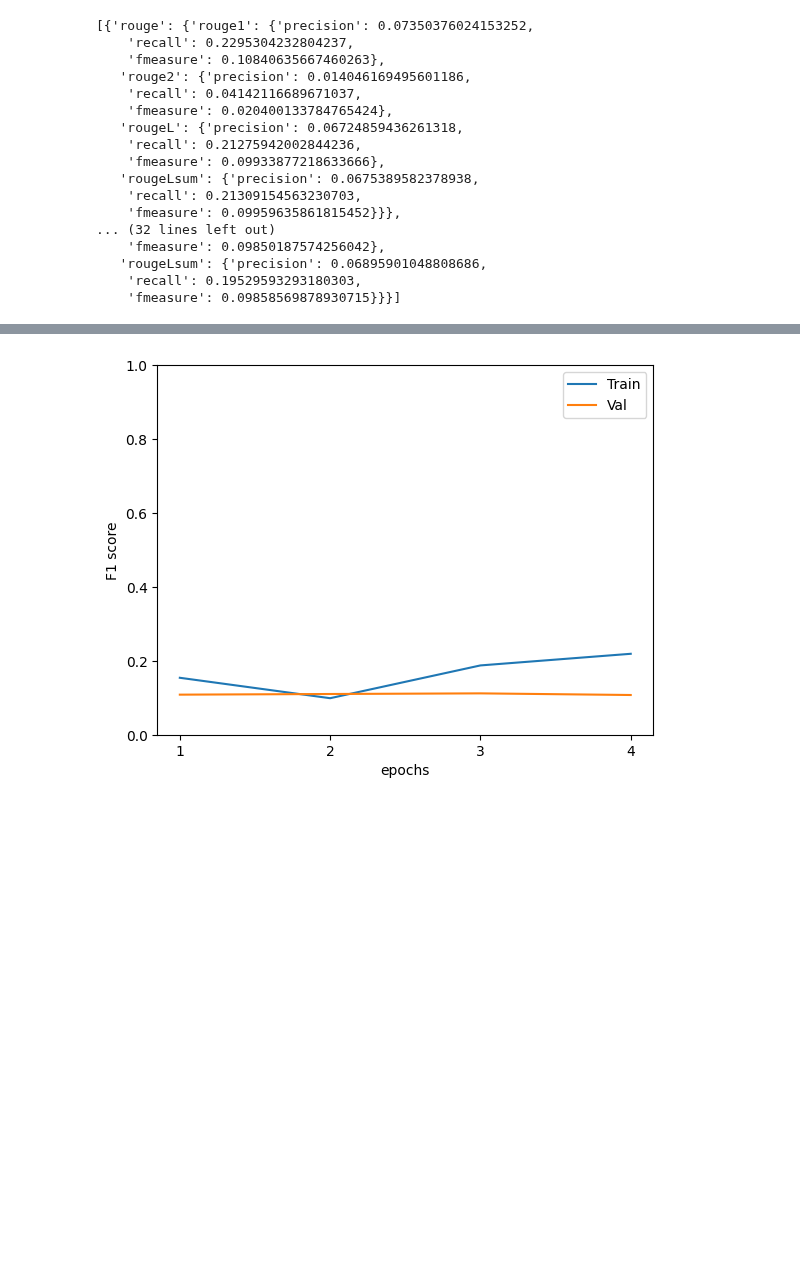
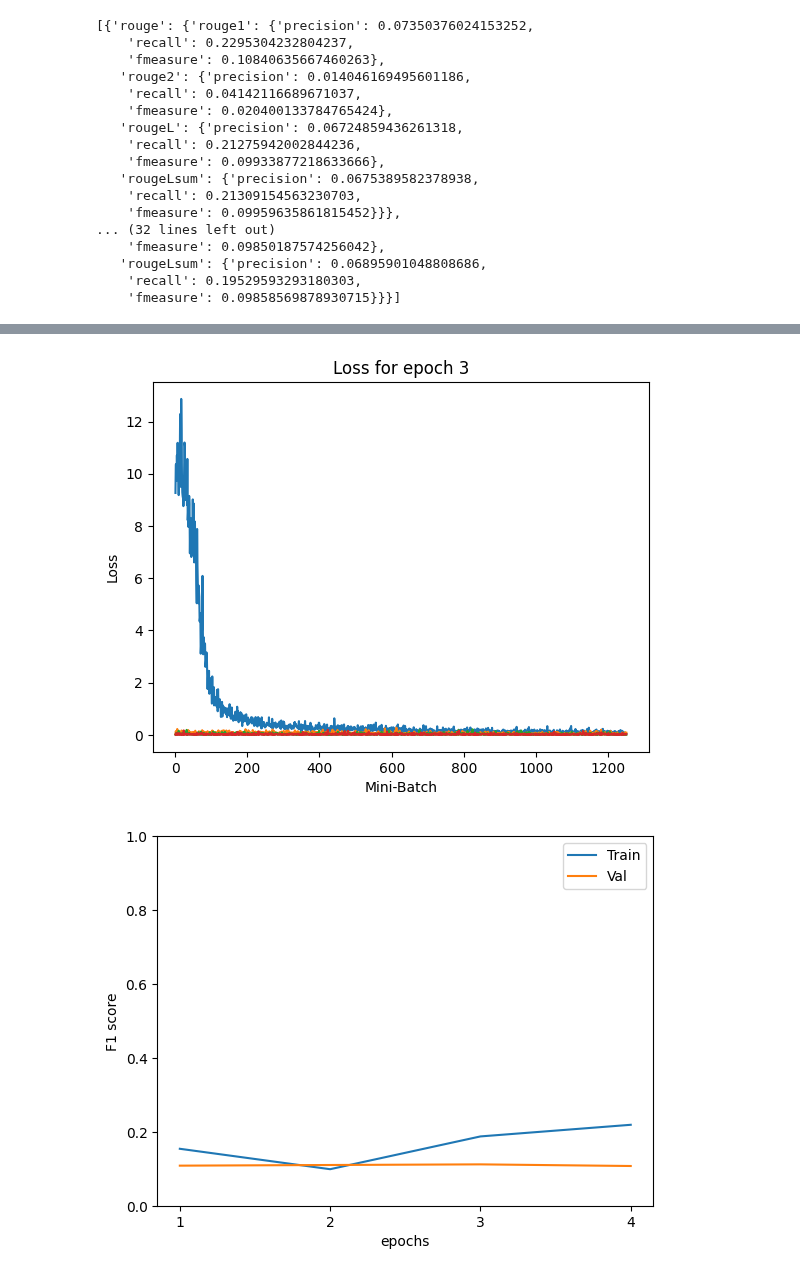
Before and after one commit to mmc185/HLTKeyPointAnalysis, a Jupyter notebook: kp_generation/main_task_2.ipynb, the cells around one changed output, grey strips where cells are left out. Saved outputs shown, nothing was run; the diff lists cells and outputs as text; code cells hidden in the pictures; blank space fills up the shorter version.

```diff
--- a/kp_generation/main_task_2.ipynb
+++ b/kp_generation/main_task_2.ipynb
@@ -696,3 +754,7 @@ for i in range(0,len(res['loss'])):
+# %%
+plot_loss(res['loss'], config['model_type'], same_plot=True)
+# %% [output]
+[figure, added]
 # %%
 epochs = config['epochs']
 
```
Also changed, not shown: parts of 25 cells of this notebook.
